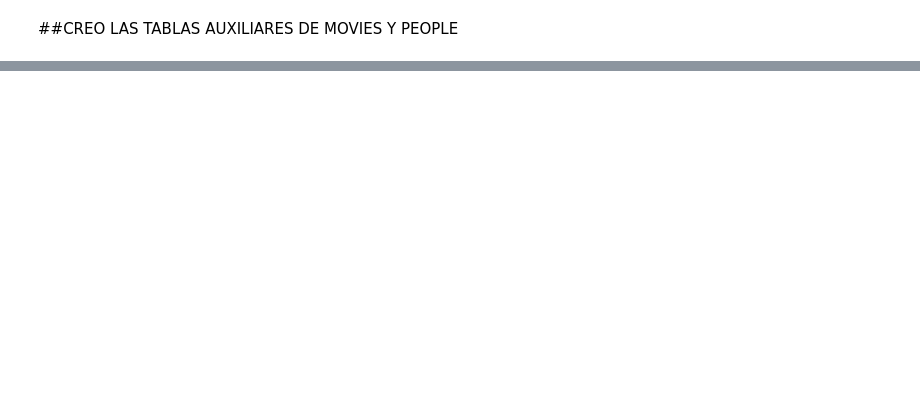
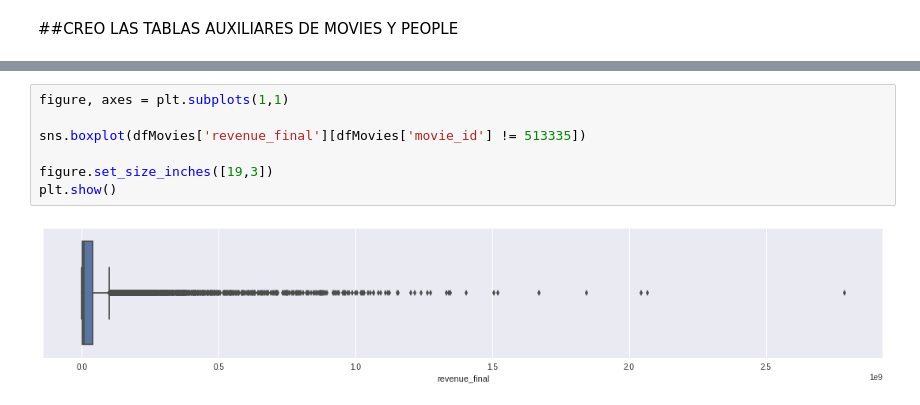
Before and after one commit to mandixbw/Cinema_KeysForSuccess, a Jupyter notebook: 06_Exploratory_Data_Analysis.ipynb, the cells around one changed output, grey strips where cells are left out. Cells and saved outputs as stored; diff of their text form; blank space fills up the shorter version.

```diff
--- a/06_Exploratory_Data_Analysis.ipynb
+++ b/06_Exploratory_Data_Analysis.ipynb
@@ -703,0 +2006,9 @@ dfMovies.info(memory_usage="deep")
+# %%
+figure, axes = plt.subplots(1,1)
+
+sns.boxplot(dfMovies['revenue_final'][dfMovies['movie_id'] != 513335])
+
+figure.set_size_inches([19,3])
+plt.show()
+# %% [output]
+[figure, added]
```
Also changed, not shown: parts of 216 cells of this notebook.
